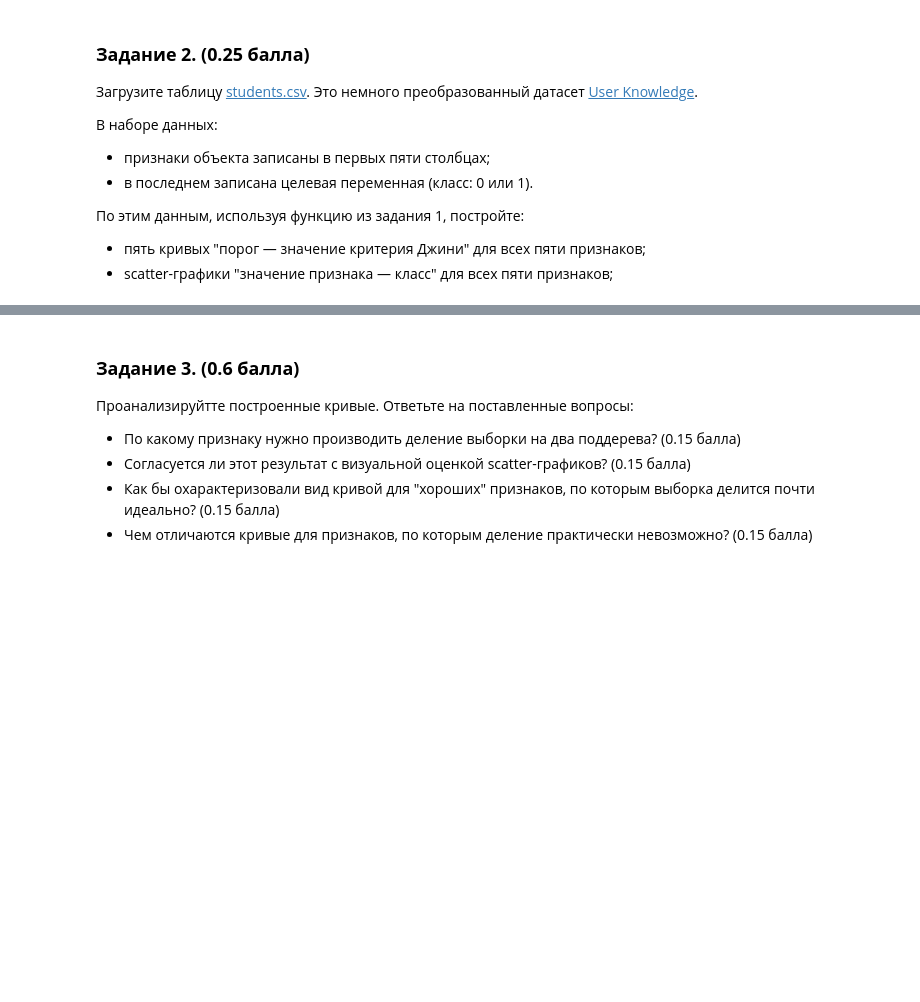
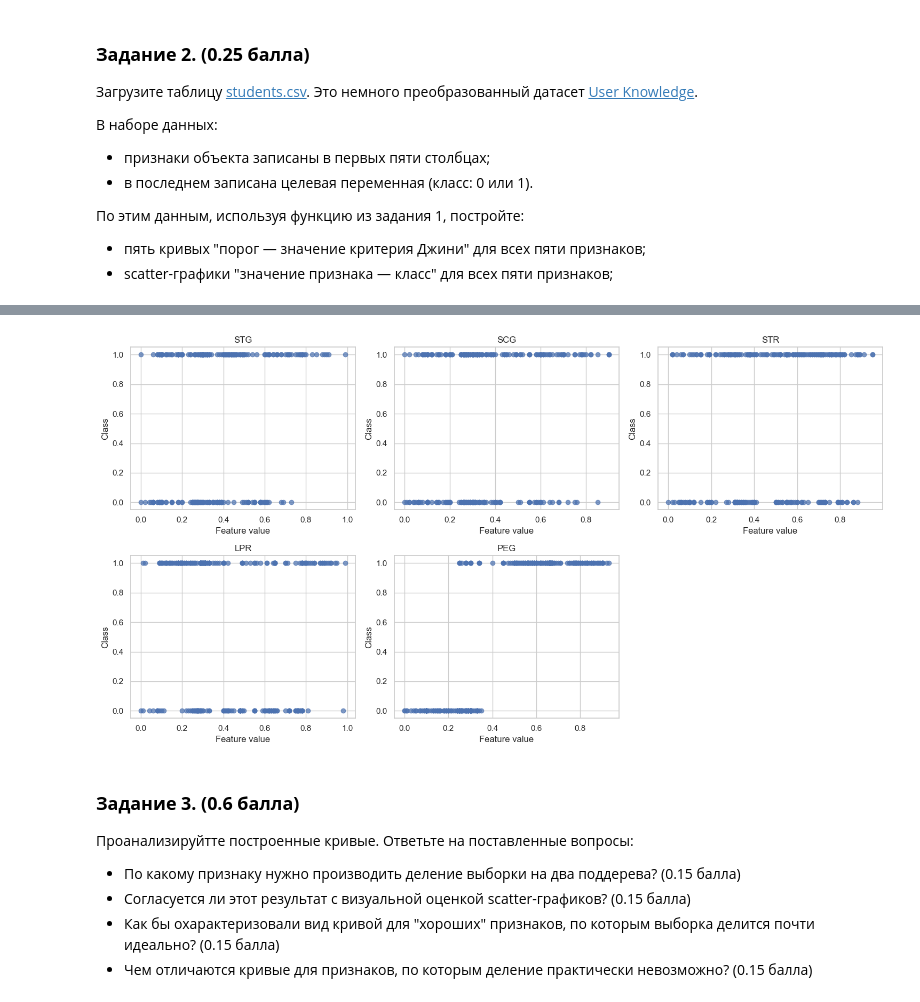
Before and after one commit to Keloper/HSE_ml, a Jupyter notebook: 04/AI_HW4_woodenML_pro_2026.ipynb, the cells around one changed output, grey strips where cells are left out. Cells and saved outputs as stored; diff of their text form; code cells hidden in the pictures; blank space fills up the shorter version.

```diff
--- a/04/AI_HW4_woodenML_pro_2026.ipynb
+++ b/04/AI_HW4_woodenML_pro_2026.ipynb
@@ -222,2 +204,30 @@ def plot_line(ginis: np.array, threshholds: np.array, name: str):
 
     return None
+# %%
+def plot_scatter_features(df):   # Сгенерировано нейронкой
+    """
+    Строит scatter-графики 'значение признака — класс'
+    для первых 5 признаков датасета.
+
+    :param df: pd.DataFrame
+    """
+
+    features = df.iloc[:, :5]   # первые 5 столбцов — признаки
+    target = df.iloc[:, -1]     # последний столбец — класс
+
+    fig, axes = plt.subplots(2, 3, figsize=(15, 8))
+    axes = axes.flatten()
+
+    for i, feature in enumerate(features.columns):
+
+        axes[i].scatter(features[feature], target, alpha=0.7)
+
+        axes[i].set_title(feature)
+        axes[i].set_xlabel("Feature value")
+        axes[i].set_ylabel("Class")
+
+    # скрываем лишнюю панель
+    axes[5].axis('off')
+
+    plt.tight_layout()
+    plt.show()
@@ -223,0 +247,4 @@ def plot_line(ginis: np.array, threshholds: np.array, name: str):
+# %%
+plot_scatter_features(df=df)
+# %% [output]
+[figure, added]
```
Also changed, not shown: parts of 8 cells of this notebook.
